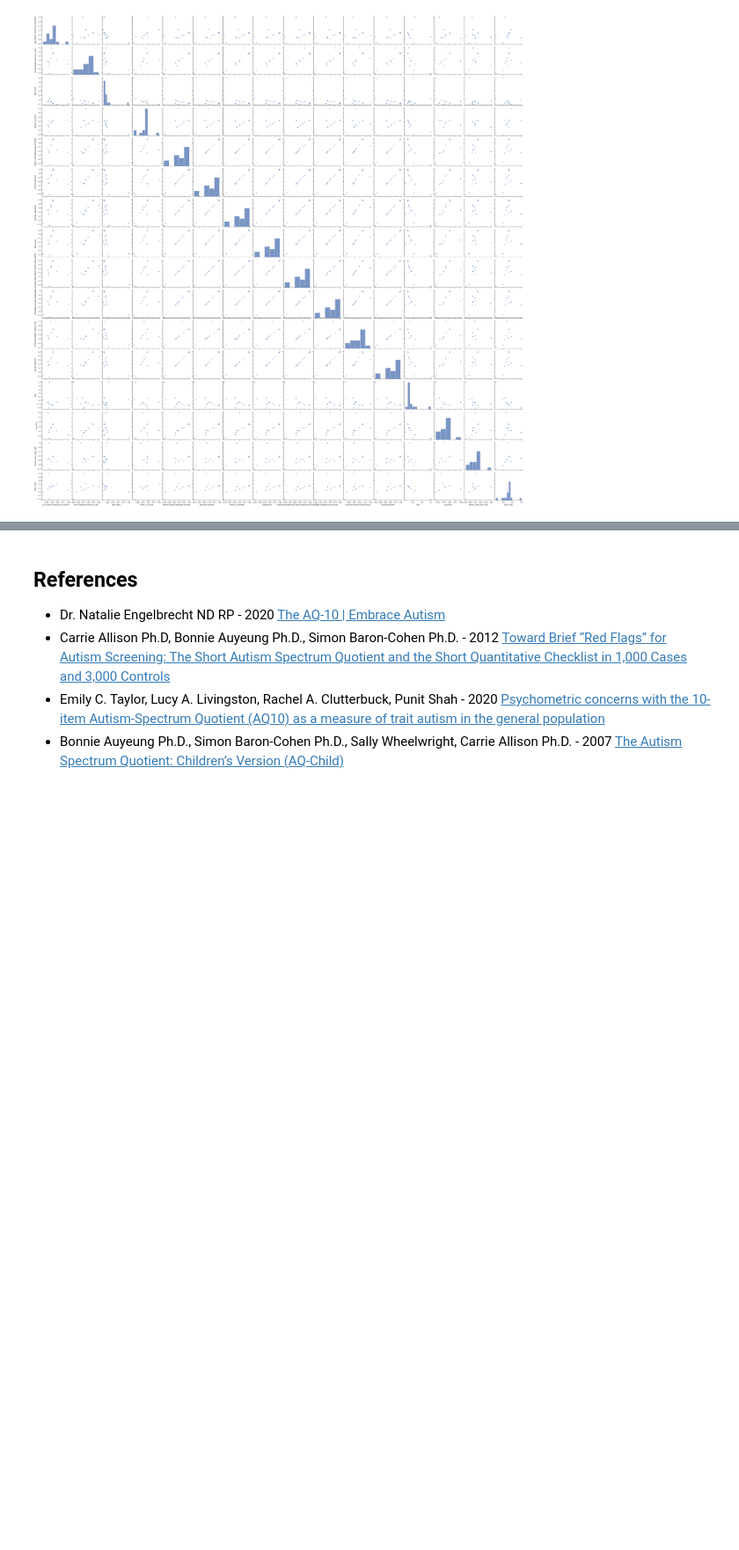
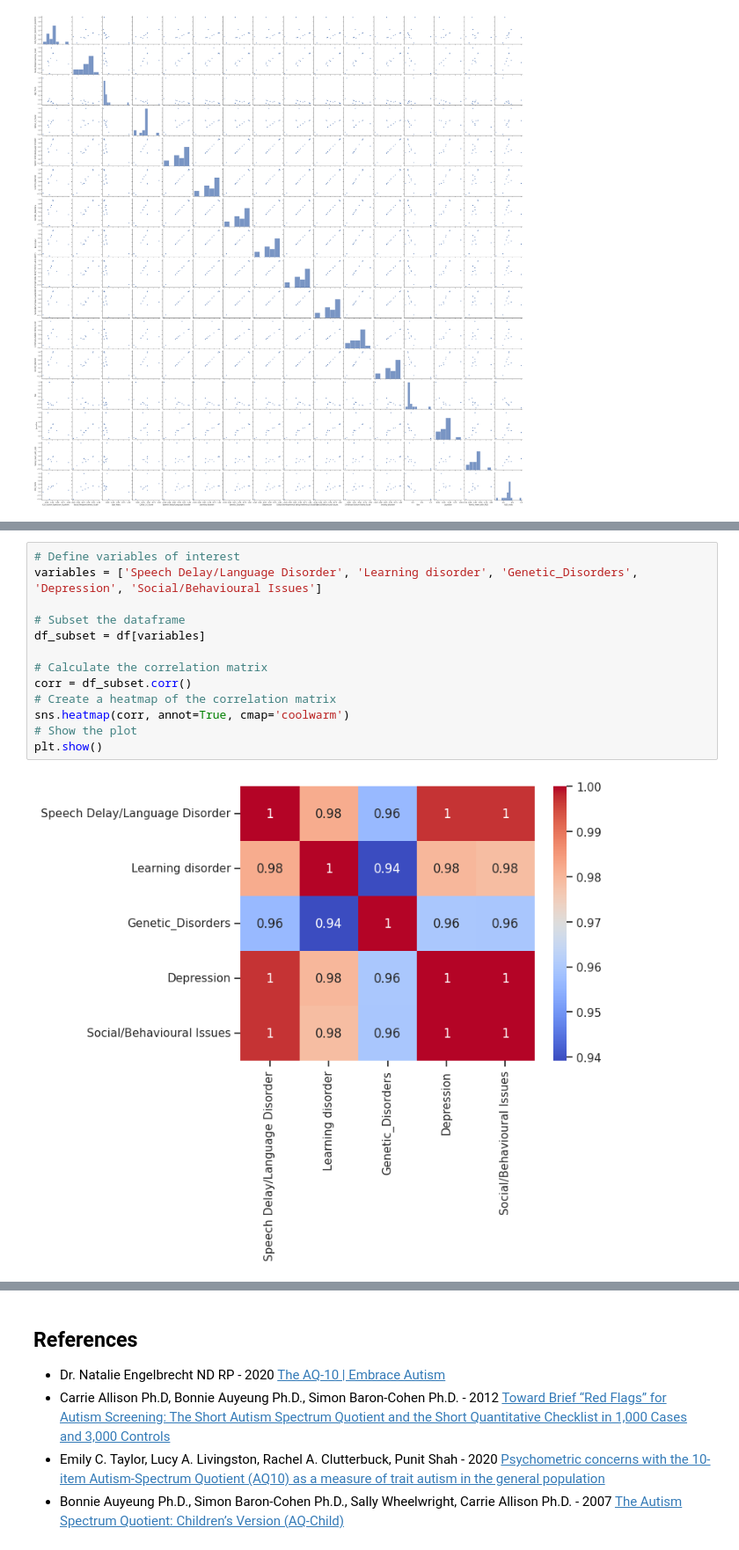
Before and after one commit to clawall/siads-593, a Jupyter notebook: notebooks/01_kaggle_asd_children_traits_analysis.ipynb, the cells around one changed output, grey strips where cells are left out. Shown at 88% size. Cells and saved outputs as stored; diff of their text form; blank space fills up the shorter version.

Commit message:
feat(kaggle): added new charts to complete the report

```diff
--- a/notebooks/01_kaggle_asd_children_traits_analysis.ipynb
+++ b/notebooks/01_kaggle_asd_children_traits_analysis.ipynb
@@ -343,0 +348,15 @@ plt.show()
+# %%
+# Define variables of interest
+variables = ['Speech Delay/Language Disorder', 'Learning disorder', 'Genetic_Disorders', 'Depression', 'Social/Behavioural Issues']
+
+# Subset the dataframe
+df_subset = df[variables]
+
+# Calculate the correlation matrix
+corr = df_subset.corr()
+# Create a heatmap of the correlation matrix
+sns.heatmap(corr, annot=True, cmap='coolwarm')
+# Show the plot
+plt.show()
+# %% [output]
+[figure, added]
```
Also changed, not shown: parts of 6 cells of this notebook.
